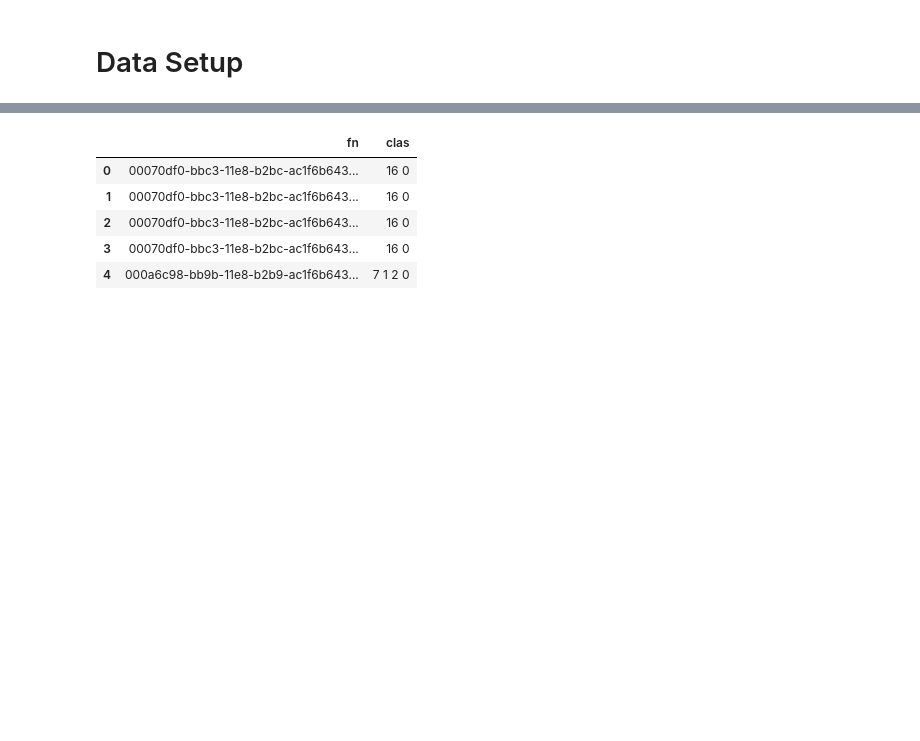
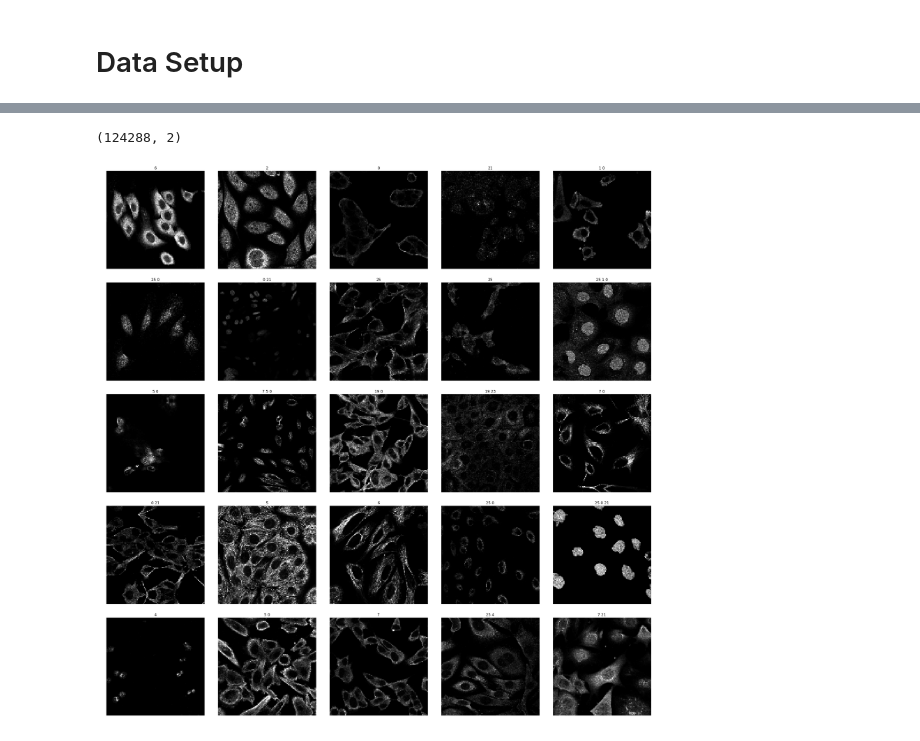
Before and after one commit to ChristophNeuner/human-protein-atlas-image-classification, a Jupyter notebook: hpaic.ipynb, the cells around one changed output, grey strips where cells are left out. Cells and saved outputs as stored; diff of their text form; code cells hidden in the pictures; blank space fills up the shorter version.

Commit message:
created fastai dataset

```diff
--- a/hpaic.ipynb
+++ b/hpaic.ipynb
@@ -28,17 +28,15 @@ torch.backends.cudnn.benchmark=True
 # %% [markdown]
 # Global Variables
 # %%
-DP = Path('../datasets/human-protein-atlas-image-classification/')
-
-TRAIN_PNGS = DP/'train_pngs'
-
-TEST_ONE = DP/'test1_pngs'
+DP = Path('/home/Deep_Learner/work/datasets/human-protein-atlas-image-classification/')
+STAGE_ONE_DATA = DP/'stage1_data'
+TRAIN_PNGS = 'train_pngs'
+TRAIN_LABELS = 'labels.csv'
+TEST_PNGS = 'test_pngs'
 
 SUBMISSIONS = DP/'submissions'
 SUBMISSIONS.mkdir(exist_ok=True)
 
-CSVS = DP/'csvs'
-CSVS.mkdir(exist_ok=True)
 
 filter_colors = ['blue', 'green', 'red', 'yellow']
 
@@ -70,5 +68,8 @@ IdToCatDict = {0:'Nucleoplasm',
                25:'Cytosol',
                26:'Cytoplasmic_bodies',
                27:'Rods_&_rings'}
+
+sz = 128
+bs = 64
 # %% [markdown]
 # Data Setup
@@ -115,9 +102,4 @@ for index, row in tqdm(trainIds_df.iterrows(), total=trainIds_df.shape[0]):
 # %%
-trainFns_df.head()
+trainFns_df.shape
 # %% [output]
-|  | fn | clas |
-| 0 | 00070df0-bbc3-11e8-b2bc-ac1f6b643... | 16 0 |
-| 1 | 00070df0-bbc3-11e8-b2bc-ac1f6b643... | 16 0 |
-| 2 | 00070df0-bbc3-11e8-b2bc-ac1f6b643... | 16 0 |
-| 3 | 00070df0-bbc3-11e8-b2bc-ac1f6b643... | 16 0 |
-| 4 | 000a6c98-bb9b-11e8-b2b9-ac1f6b643... | 7 1 2 0 |
+(124288, 2)
@@ -125,0 +106,7 @@ trainFns_df.to_csv(CSVS/'trainFnsPngs.csv')
+# %%
+tfms = get_transforms(flip_vert=True)
+stage1_data = ImageDataBunch.from_csv(path=STAGE_ONE_DATA, folder=TRAIN_PNGS, suffix='.png', test=TEST_PNGS, ds_tfms=tfms, size=sz)
+# %%
+stage1_data.show_batch(rows=5, figsize=(25,25))
+# %% [output]
+[figure, added]
```
Also changed, not shown: parts of 5 cells of this notebook.
